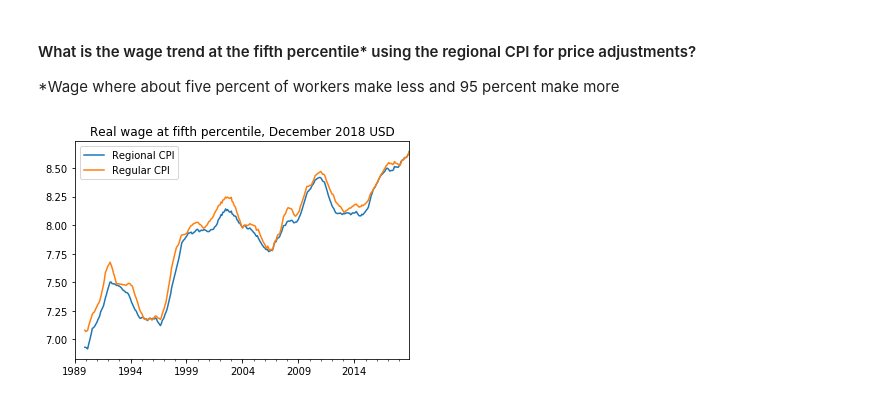
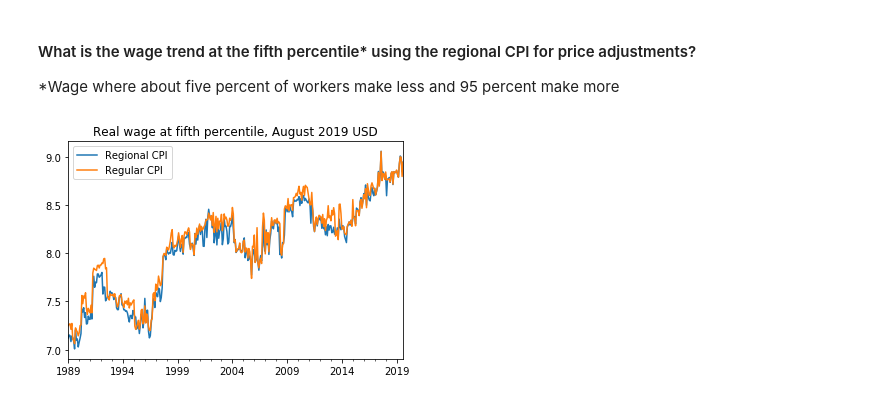
Before and after one commit to bdecon/blog_posts, a Jupyter notebook: Regional_CPI_Wages/Regional_wage_deflators.ipynb, the cells around one changed output. Saved outputs shown, nothing was run; the diff lists cells and outputs as text; code cells hidden in the pictures.

```diff
--- a/Regional_CPI_Wages/Regional_wage_deflators.ipynb
+++ b/Regional_CPI_Wages/Regional_wage_deflators.ipynb
@@ -45,9 +45,9 @@ import pandas as pd
 import numpy as np
 import os, pickle
 
-os.chdir('/home/brian/Documents/CPS/data/')
+data_dir = '/home/brian/Documents/CPS/data/'
 
-cpi = pd.read_csv('clean/cpi.csv', index_col=[0], parse_dates=True)
+cpi = pd.read_csv(f'{data_dir}clean/cpi.csv', index_col=[0], parse_dates=True)
 
 def pct_wage(group):
     """Return BLS-styled binned first decile wage"""
@@ -81,7 +81,8 @@ def pct_wage(group):
             d.at[date, 'Regular CPI'] = pct_value
     return d
 
-cpsdd = pickle.load(open('cps_basic_dd.pkl', 'rb'))
+
+cpsdd = pickle.load(open(f'{data_dir}cps_basic_dd.pkl', 'rb'))
 
 regions_map = cpsdd['January_2017_Record_Layout.txt']['map']['region']
 
@@ -108,8 +109,8 @@ regions_map
 ## Motivation/background
 # %%
 columns = ['MONTH', 'AGE', 'HRWAGE', 'STATE', 'BASICWGT', 'PWORWGT']
-df = (pd.read_feather('clean/cps2018.ft', columns=columns)
-        .query('MONTH==12')
+df = (pd.read_feather(f'{data_dir}clean/cps2019.ft', columns=columns)
+        .query('MONTH==8')
         .assign(REGION = lambda x: x['STATE'].map(regions_map)))
 # %% [markdown]
 #### What share of the population (all ages, including children) lives in each region?
@@ -177,8 +171,8 @@ Name: 2017-12-01 00:00:00, dtype: float64
 # %%
 columns = ['YEAR', 'MONTH', 'RHRWAGE', 'HRWAGE', 'PWORWGT']
 data = pd.DataFrame()
-for year in range(1989, 2019):
-    df = (pd.read_feather(f'clean/cps{year}.ft', columns=columns)
+for year in range(1989, 2020):
+    df = (pd.read_feather(f'{data_dir}clean/cps{year}.ft', columns=columns)
             .query('RHRWAGE > 0')
             .groupby(['YEAR', 'MONTH'])
             .apply(pct_wage)
@@ -188,10 +182,10 @@ for year in range(1989, 2019):
     data = data.append(df[['Regional CPI', 'Regular CPI']], sort=True)
 # %%
 %matplotlib inline
-title = 'Real wage at fifth percentile, December 2018 USD'
-ax = data.rolling(12).mean().plot(title=title)
+title = 'Real wage at fifth percentile, August 2019 USD'
+ax = data.plot(title=title)
 ax.set_xlabel('')
 fig = ax.get_figure()
 fig.savefig('/home/brian/Documents/blog_posts/Regional_CPI_Wages/rw_by_cpi.png');
 # %% [output]
-[figure, old version]
+[figure, new version]
```
Also changed, not shown: parts of 6 cells of this notebook, 13 other files.
